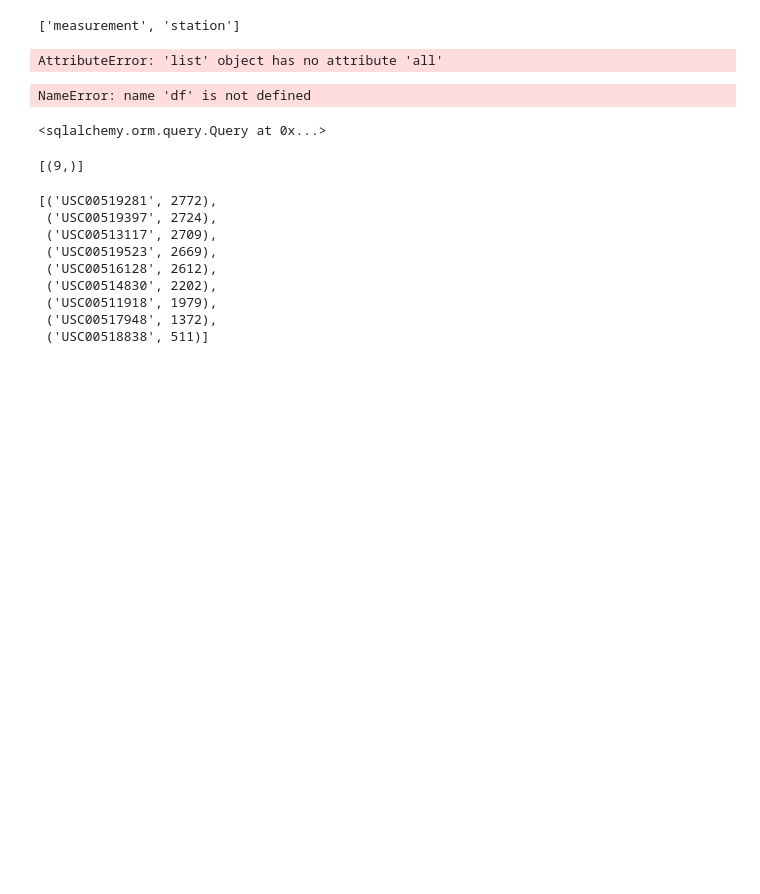
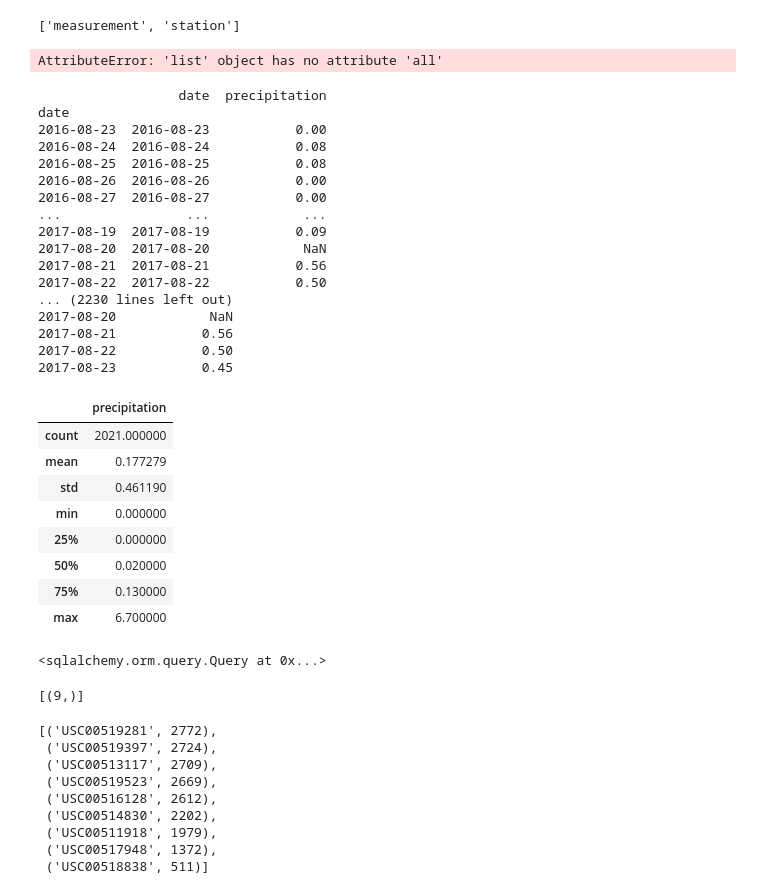
Before and after one commit to leslie-werner/surfs_up, a Jupyter notebook: climate_analysis.ipynb, the cells around one changed output. Cells and saved outputs as stored; diff of their text form; code cells hidden in the pictures; blank space fills up the shorter version.

```diff
--- a/climate_analysis.ipynb
+++ b/climate_analysis.ipynb
@@ -58,10 +61,45 @@ df.plot()
 # %% [output]
 AttributeError: 'list' object has no attribute 'all'
 # %%
+# Save the query results as a Pandas DataFrame and set the index to the date column
+df = pd.DataFrame(results, columns=['date','precipitation'])
+df.set_index(df['date'], inplace=True)
+print(df)
+
+
+# Sort the dataframe by date
+print(df.to_string(index=False))
+
+
 # Use Pandas to calcualte the summary statistics for the precipitation data
 df.describe()
 # %% [output]
-NameError: name 'df' is not defined
+                  date  precipitation
+date
+2016-08-23  2016-08-23           0.00
+2016-08-24  2016-08-24           0.08
+2016-08-25  2016-08-25           0.08
+2016-08-26  2016-08-26           0.00
+2016-08-27  2016-08-27           0.00
+...                ...            ...
+2017-08-19  2017-08-19           0.09
+2017-08-20  2017-08-20            NaN
+2017-08-21  2017-08-21           0.56
+2017-08-22  2017-08-22           0.50
+... (2230 lines left out)
+2017-08-20            NaN
+2017-08-21           0.56
+2017-08-22           0.50
+2017-08-23           0.45
+|  | precipitation |
+| count | 2021.000000 |
+| mean | 0.177279 |
+| std | 0.461190 |
+| min | 0.000000 |
+| 25% | 0.000000 |
+| 50% | 0.020000 |
+| 75% | 0.130000 |
+| max | 6.700000 |
 # %%
 # How many stations are available in this dataset?
 session.query()
```
Also changed, not shown: parts of 1 cell of this notebook.
